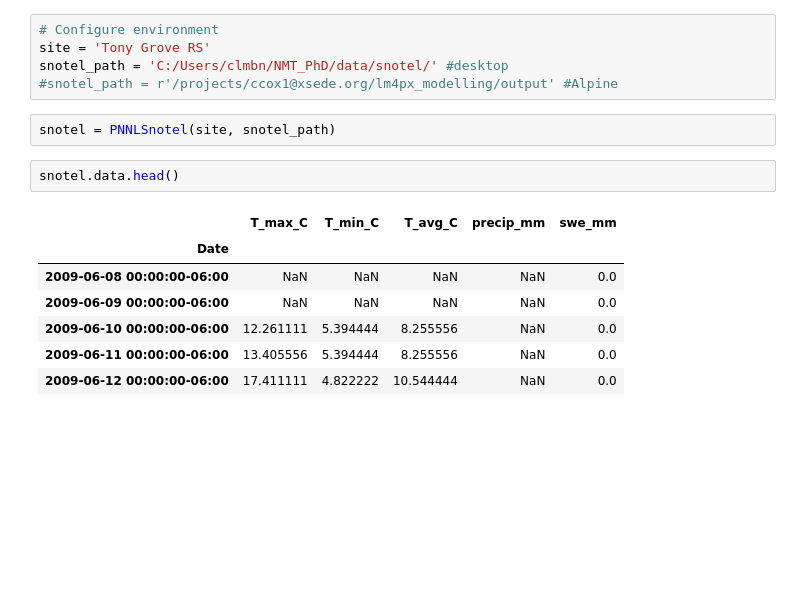
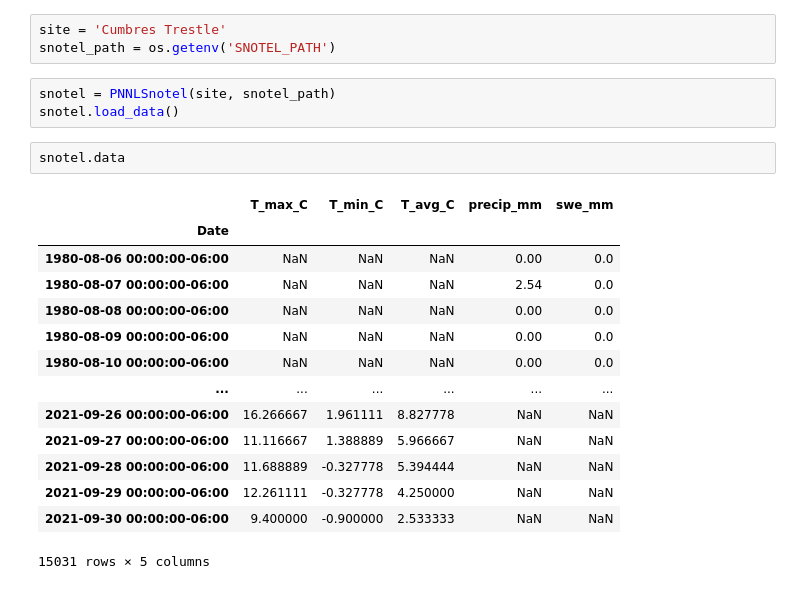
Before and after one commit to chrisrycx/lm4px_data_analysis, a Jupyter notebook: data_processing/snotel_phenology.ipynb, the cells around one changed output. Cells and saved outputs as stored; diff of their text form; blank space fills up the shorter version.

```diff
--- a/data_processing/snotel_phenology.ipynb
+++ b/data_processing/snotel_phenology.ipynb
@@ -10,20 +20,26 @@ from buildforcing.datasets import PNNLSnotel
 # %%
-# Configure environment
-site = 'Tony Grove RS'
-snotel_path = 'C:/Users/clmbn/NMT_PhD/data/snotel/' #desktop
-#snotel_path = r'/projects/ccox1@xsede.org/lm4px_modelling/output' #Alpine
+site = 'Cumbres Trestle'
+snotel_path = os.getenv('SNOTEL_PATH')
 # %%
 snotel = PNNLSnotel(site, snotel_path)
+snotel.load_data()
 # %%
-snotel.data.head()
+snotel.data
 # %% [output]
 |  | T_max_C | T_min_C | T_avg_C | precip_mm | swe_mm |
 | Date |  |  |  |  |  |
-| 2009-06-08 00:00:00-06:00 | NaN | NaN | NaN | NaN | 0.0 |
-| 2009-06-09 00:00:00-06:00 | NaN | NaN | NaN | NaN | 0.0 |
-| 2009-06-10 00:00:00-06:00 | 12.261111 | 5.394444 | 8.255556 | NaN | 0.0 |
-| 2009-06-11 00:00:00-06:00 | 13.405556 | 5.394444 | 8.255556 | NaN | 0.0 |
-| 2009-06-12 00:00:00-06:00 | 17.411111 | 4.822222 | 10.544444 | NaN | 0.0 |
+| 1980-08-06 00:00:00-06:00 | NaN | NaN | NaN | 0.00 | 0.0 |
+| 1980-08-07 00:00:00-06:00 | NaN | NaN | NaN | 2.54 | 0.0 |
+| 1980-08-08 00:00:00-06:00 | NaN | NaN | NaN | 0.00 | 0.0 |
+| 1980-08-09 00:00:00-06:00 | NaN | NaN | NaN | 0.00 | 0.0 |
+| 1980-08-10 00:00:00-06:00 | NaN | NaN | NaN | 0.00 | 0.0 |
+| ... | ... | ... | ... | ... | ... |
+| 2021-09-26 00:00:00-06:00 | 16.266667 | 1.961111 | 8.827778 | NaN | NaN |
+| 2021-09-27 00:00:00-06:00 | 11.116667 | 1.388889 | 5.966667 | NaN | NaN |
+| 2021-09-28 00:00:00-06:00 | 11.688889 | -0.327778 | 5.394444 | NaN | NaN |
+| 2021-09-29 00:00:00-06:00 | 12.261111 | -0.327778 | 4.250000 | NaN | NaN |
+| 2021-09-30 00:00:00-06:00 | 9.400000 | -0.900000 | 2.533333 | NaN | NaN |
+15031 rows × 5 columns
 # %%
 # Initial plot of swe
 plt.figure(figsize=(12, 5))
```
Also changed, not shown: parts of 15 cells of this notebook, 1 other file.
